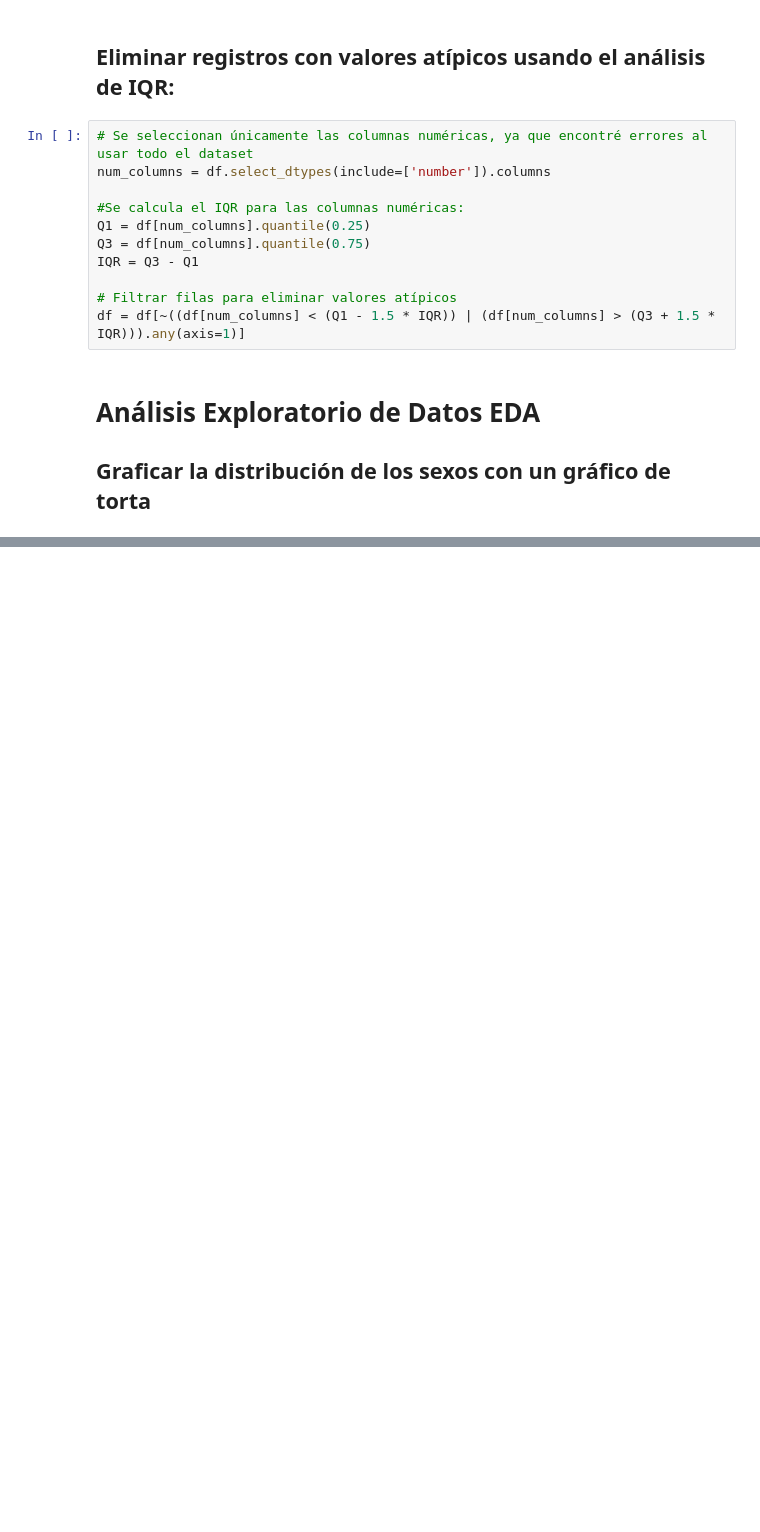
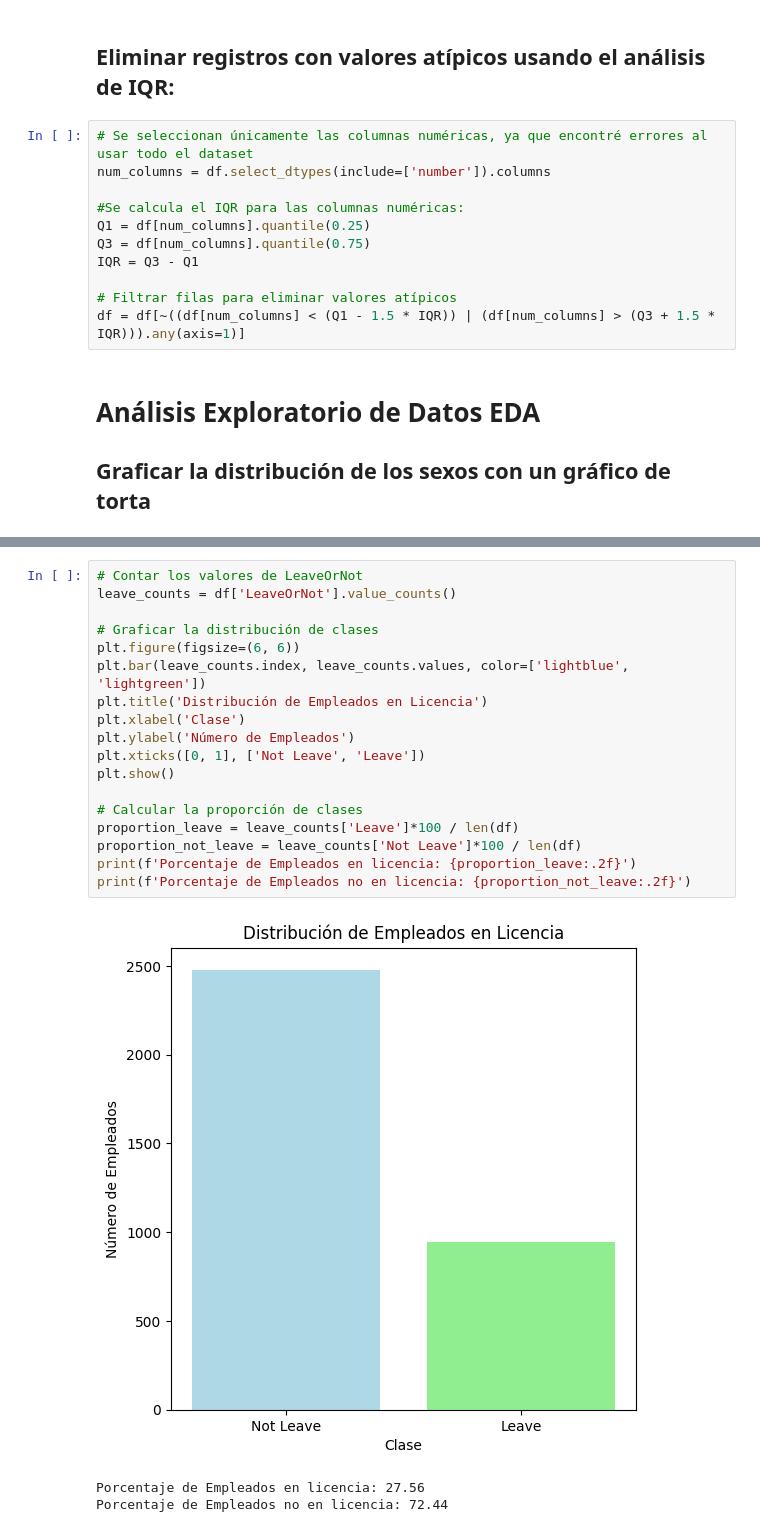
Before and after one commit to andreajhdez/Analisis_y_Prediccion_Datos_Empleados, a Jupyter notebook: procesamientodatos.ipynb, the cells around one changed output, grey strips where cells are left out. Drawn from its saved outputs; the diff is of its cells as text; blank space fills up the shorter version.

```diff
--- a/procesamientodatos.ipynb
+++ b/procesamientodatos.ipynb
@@ -68,0 +147,22 @@ df = df[~((df[num_columns] < (Q1 - 1.5 * IQR)) | (df[num_columns] > (Q3 + 1.5 *
+# %%
+# Contar los valores de LeaveOrNot
+leave_counts = df['LeaveOrNot'].value_counts()
+
+# Graficar la distribución de clases
+plt.figure(figsize=(6, 6))
+plt.bar(leave_counts.index, leave_counts.values, color=['lightblue', 'lightgreen'])
+plt.title('Distribución de Empleados en Licencia')
+plt.xlabel('Clase')
+plt.ylabel('Número de Empleados')
+plt.xticks([0, 1], ['Not Leave', 'Leave'])
+plt.show()
+
+# Calcular la proporción de clases
+proportion_leave = leave_counts['Leave']*100 / len(df)
+proportion_not_leave = leave_counts['Not Leave']*100 / len(df)
+print(f'Porcentaje de Empleados en licencia: {proportion_leave:.2f}')
+print(f'Porcentaje de Empleados no en licencia: {proportion_not_leave:.2f}')
+# %% [output]
+[figure, added]
+Porcentaje de Empleados en licencia: 27.56
+Porcentaje de Empleados no en licencia: 72.44
```
Also changed, not shown: parts of 6 cells of this notebook.
